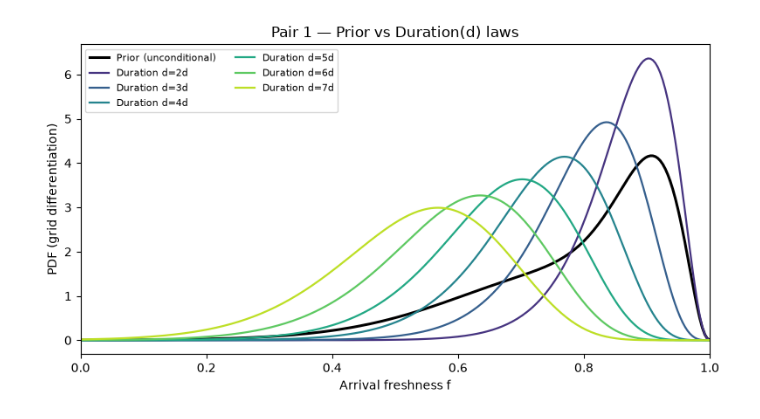
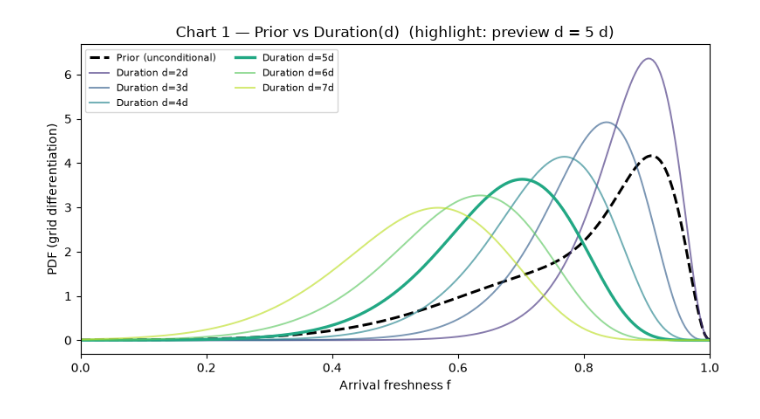
Before and after one commit to OliverEvans96/blueberries-voi, a Jupyter notebook: notebooks/arrival_tuning_charts_sketch.ipynb, the cells around one changed output. Cells and saved outputs as stored; diff of their text form; code cells hidden in the pictures.

```diff
--- a/notebooks/arrival_tuning_charts_sketch.ipynb
+++ b/notebooks/arrival_tuning_charts_sketch.ipynb
@@ -44,28 +40,25 @@ def write_artifact(overrides: dict) -> str:
 
 
 def cdf_to_pdf(cdf: np.ndarray, f: np.ndarray) -> np.ndarray:
-    pdf = np.gradient(cdf, f)
-    return np.clip(pdf, 0.0, None)
+    return np.clip(np.gradient(cdf, f), 0.0, None)
 
 
-def marginal_pdf(condition: str, *, overrides: dict | None = None, n: int = 256) -> tuple[np.ndarray, np.ndarray, float]:
+def marginal_pdf(
+    condition: str,
+    *,
+    overrides: dict | None = None,
+    n: int = 256,
+) -> tuple[np.ndarray, np.ndarray, float]:
     src = write_artifact(overrides or {})
     f = np.linspace(0.0, 1.0, n)
     cdf = np.asarray(arrival_marginal_cdf_py(src, condition, f.tolist()), dtype=float)
-    pdf = cdf_to_pdf(cdf, f)
-    atom = float(cdf[0])
-    return f, pdf, atom
+    return f, cdf_to_pdf(cdf, f), float(cdf[0])
 
 
 def cargo_sketch_data() -> dict:
     cmd = [
-        "cargo",
-        "run",
-        "-p",
-        "voi_core",
-        "--release",
-        "--example",
-        "arrival_tuning_sketch_data",
+        "cargo", "run", "-p", "voi_core", "--release",
+        "--example", "arrival_tuning_sketch_data",
     ]
     t0 = time.perf_counter()
     proc = subprocess.run(cmd, cwd=REPO, capture_output=True, text=True, check=True)
@@ -74,4 +67,5 @@ def cargo_sketch_data() -> dict:
 
 
 SKETCH = cargo_sketch_data()
+PHI_SET = float(SKETCH["phi_set"])
 # %% [output]
@@ -85,21 +86,24 @@ Chart: unconditional **Prior** vs **Duration(d)** conditional arrival-f PDFs (fi
 # %%
 fig, ax = plt.subplots(figsize=(8, 4.5))
 preview_days = np.arange(2, 8)
 
-f, pdf_prior, p0_prior = marginal_pdf("prior")
-ax.plot(f, pdf_prior, color="black", lw=2.2, label="Prior (unconditional)")
+f, pdf_prior, _ = marginal_pdf("prior")
+ax.plot(f, pdf_prior, color="black", lw=2.2, ls="--", label="Prior (unconditional)")
 
 colors = plt.cm.viridis(np.linspace(0.15, 0.9, len(preview_days)))
+highlight_d = 5
 for d, c in zip(preview_days, colors, strict=True):
     f_d, pdf_d, _ = marginal_pdf(f"duration:{d}")
-    ax.plot(f_d, pdf_d, color=c, lw=1.6, label=f"Duration d={d}d")
+    lw = 2.4 if d == highlight_d else 1.4
+    alpha = 1.0 if d == highlight_d else 0.65
+    ax.plot(f_d, pdf_d, color=c, lw=lw, alpha=alpha, label=f"Duration d={d}d")
 
 ax.set_xlabel("Arrival freshness f")
 ax.set_ylabel("PDF (grid differentiation)")
-ax.set_title("Pair 1 — Prior vs Duration(d) laws")
+ax.set_title("Chart 1 — Prior vs Duration(d)  (highlight: preview d = 5 d)")
 ax.set_xlim(0, 1)
 ax.legend(ncol=2, fontsize=8, loc="upper left")
 fig.tight_layout()
 plt.show()
 # %% [output]
-[figure, old version]
+[figure, new version]
```
Also changed, not shown: parts of 21 cells of this notebook, 1 other file.
